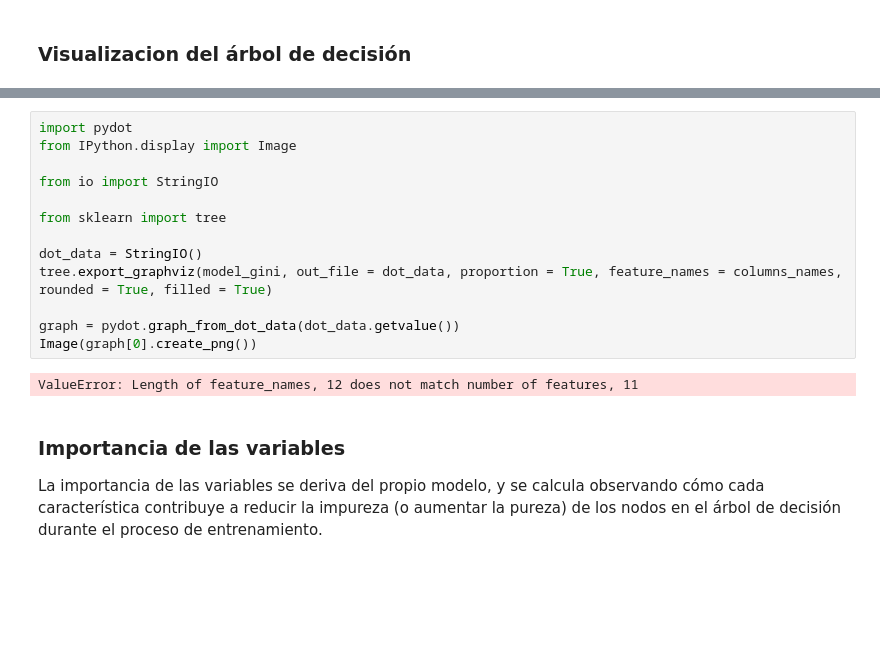
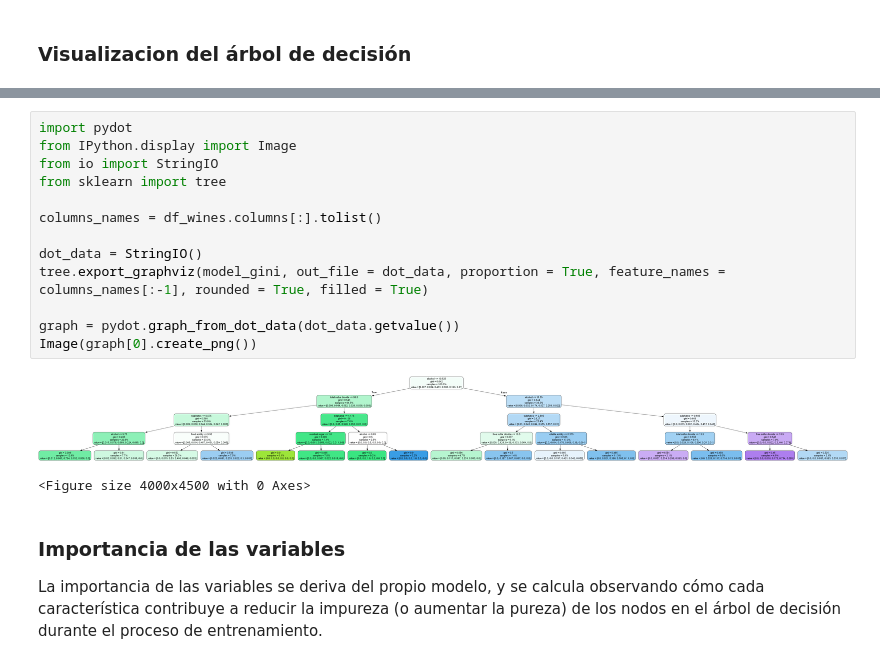
Before and after one commit to viorbe20/ai-machine-learning, a Jupyter notebook: decision-trees-exercises/ex07_classification_decision_trees_wine_all_parameters.ipynb, the cells around one changed output, grey strips where cells are left out. Drawn from its saved outputs; the diff is of its cells as text; blank space fills up the shorter version.

```diff
--- a/decision-trees-exercises/ex07_classification_decision_trees_wine_all_parameters.ipynb
+++ b/decision-trees-exercises/ex07_classification_decision_trees_wine_all_parameters.ipynb
@@ -196,18 +185,19 @@ plt.show()
 # %%
 import pydot
 from IPython.display import Image
-
 from io import StringIO
-
 from sklearn import tree
 
+columns_names = df_wines.columns[:].tolist()
+
 dot_data = StringIO()
-tree.export_graphviz(model_gini, out_file = dot_data, proportion = True, feature_names = columns_names, rounded = True, filled = True)
+tree.export_graphviz(model_gini, out_file = dot_data, proportion = True, feature_names = columns_names[:-1], rounded = True, filled = True)
 
 graph = pydot.graph_from_dot_data(dot_data.getvalue())
 Image(graph[0].create_png())
 # %% [output]
+[figure, added]
-ValueError: Length of feature_names, 12 does not match number of features, 11
+<Figure size 4000x4500 with 0 Axes>
 # %% [markdown]
 ### Importancia de las variables
 La importancia de las variables se deriva del propio modelo, y se calcula observando cómo cada característica contribuye a reducir la impureza (o aumentar la pureza) de los nodos en el árbol de decisión durante el proceso de entrenamiento.
```
Also changed, not shown: parts of 5 cells of this notebook.
